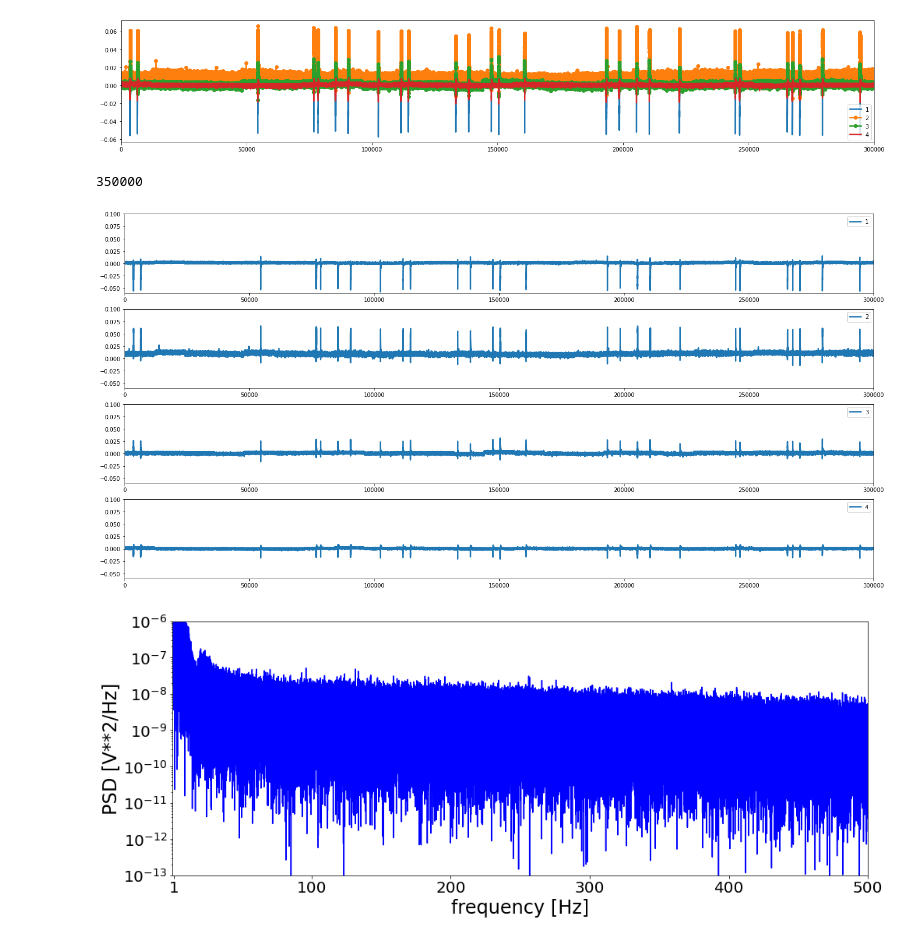
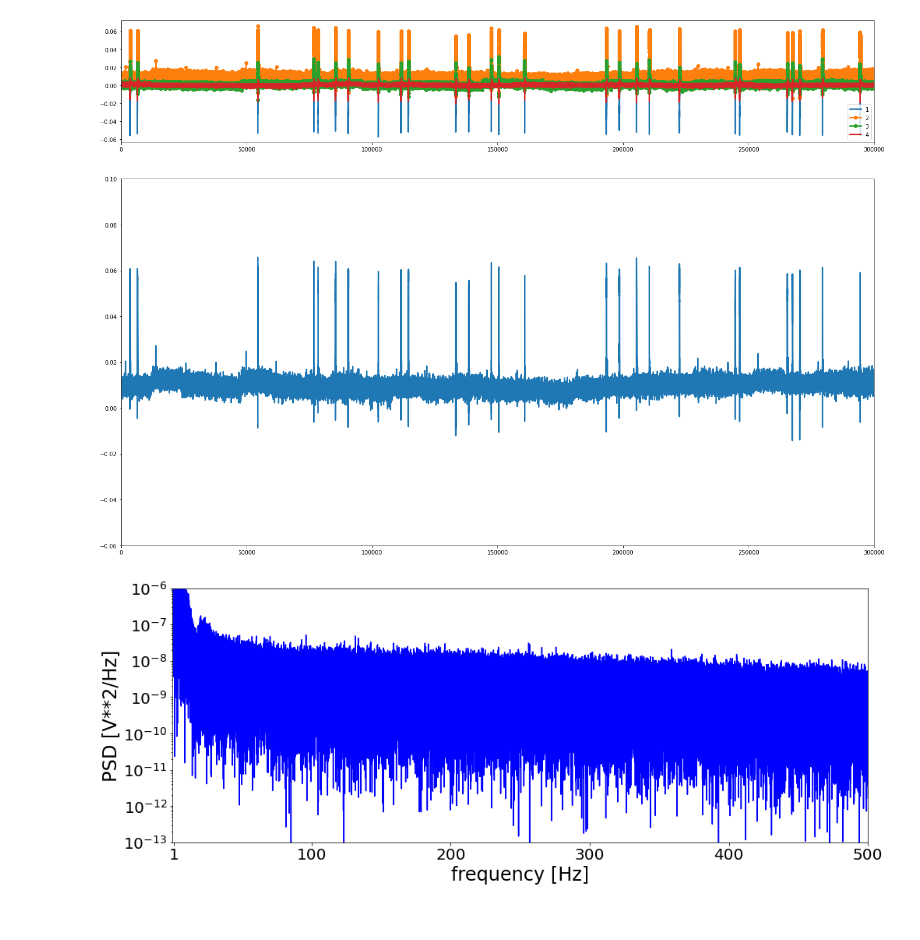
Before and after one commit to suny-downstate-medical-center/S1_Thal_NetPyNE_Frontiers_2022, a Jupyter notebook: data/detection_fast_ripples_S1model_GabaVrev79mV.ipynb, the cells around one changed output. Drawn from its saved outputs; the diff is of its cells as text; code cells hidden in the pictures.

```diff
--- a/data/detection_fast_ripples_S1model_GabaVrev79mV.ipynb
+++ b/data/detection_fast_ripples_S1model_GabaVrev79mV.ipynb
@@ -86,37 +86,33 @@ plt.xlim(0,300000);
 plt.legend();
 # %% [output]
 [figure]
-# %%
-14000*25
-# %% [output]
-350000
 # %%
 plt.figure(figsize=(24,12))
 fontSize = 12
 lw = 1
 
-plt.subplot(4,1,1)
-plt.plot(t,V[0], '-', linewidth=2.5, label='1')
-plt.xlim(0,300000);
-plt.ylim(-0.06,0.1);
-plt.legend();
-plt.subplot(4,1,2)
+# plt.subplot(4,1,1)
+# plt.plot(t,V[0], '-', linewidth=2.5, label='1')
+# plt.xlim(0,300000);
+# plt.ylim(-0.06,0.1);
+# plt.legend();
+# plt.subplot(4,1,2)
 plt.plot(t,V[1], '-', linewidth=2.5, label='2')
 plt.xlim(0,300000);
 plt.ylim(-0.06,0.1);
-plt.legend();
-plt.subplot(4,1,3)
-plt.plot(t,V[2], '-', linewidth=2.5, label='3')
-plt.xlim(0,300000);
-plt.ylim(-0.06,0.1);
-plt.legend();
-plt.subplot(4,1,4)
-plt.plot(t,V[3], '-', linewidth=2.5, label='4')
-plt.xlim(0,300000);
-plt.ylim(-0.06,0.1);
-plt.legend();
+# plt.legend();
+# plt.subplot(4,1,3)
+# plt.plot(t,V[2], '-', linewidth=2.5, label='3')
+# plt.xlim(0,300000);
+# plt.ylim(-0.06,0.1);
+# plt.legend();
+# plt.subplot(4,1,4)
+# plt.plot(t,V[3], '-', linewidth=2.5, label='4')
+# plt.xlim(0,300000);
+# plt.ylim(-0.06,0.1);
+# plt.legend();
 # %% [output]
-[figure, old version]
+[figure, new version]
 # %%
 def butter_bandpass(lowcut, highcut, fs, order=5):
     nyq = 0.5 * fs
```
Also changed, not shown: parts of 6 cells of this notebook, 12 other files.
